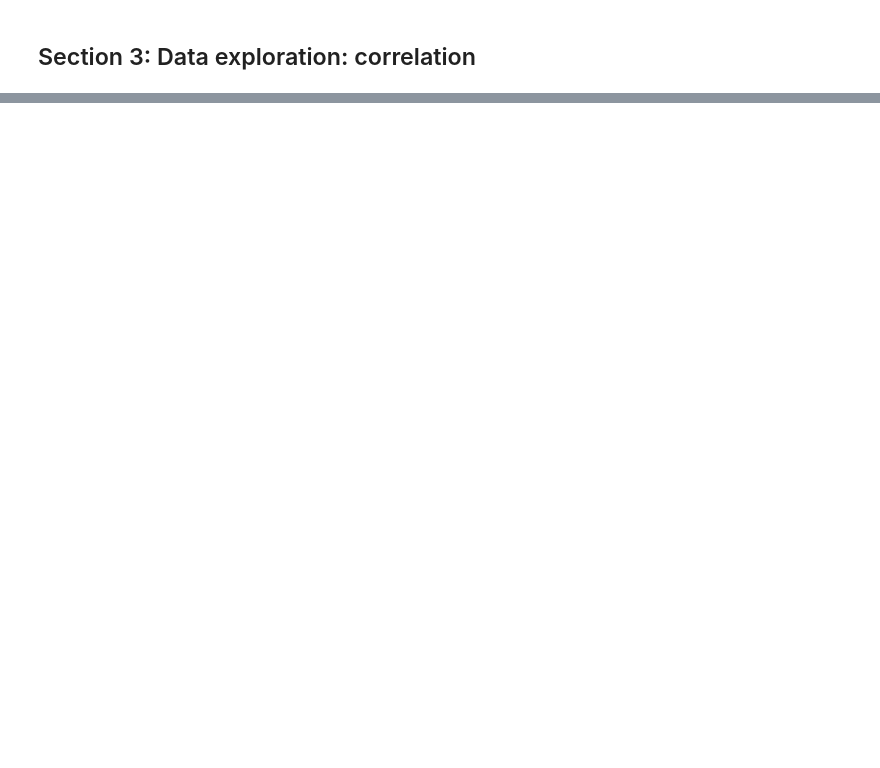
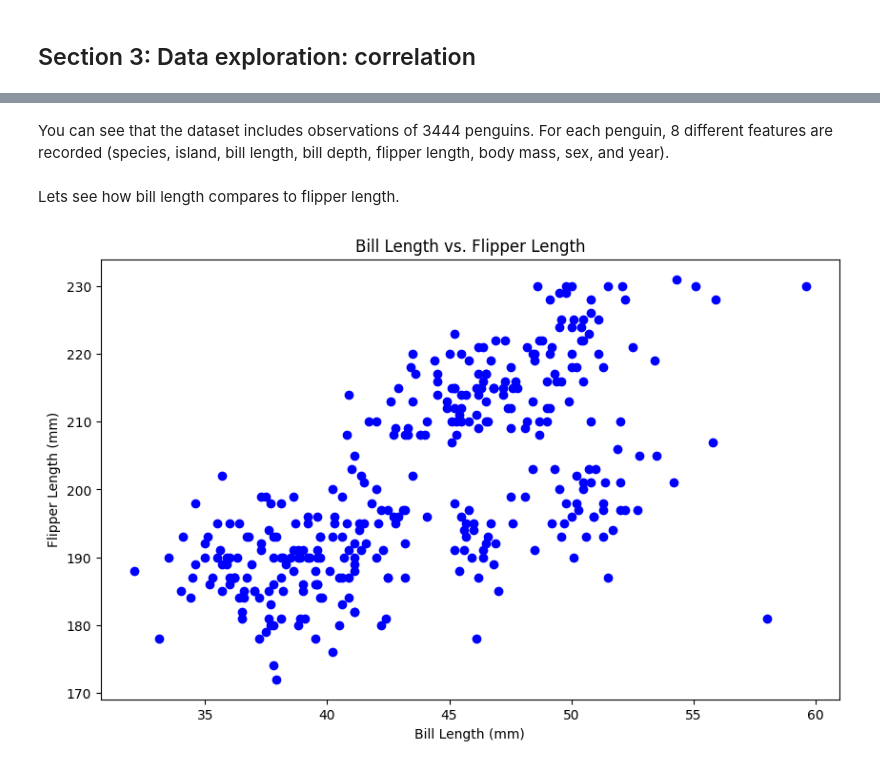
Before and after one commit to BIOL359A-FoundationsOfQBio-Spr25/week1_distributions, a Jupyter notebook: week1_distributions.ipynb, the cells around one changed output, grey strips where cells are left out. Cells and saved outputs as stored; diff of their text form; code cells hidden in the pictures; blank space fills up the shorter version.

```diff
--- a/week1_distributions.ipynb
+++ b/week1_distributions.ipynb
@@ -512,0 +699,11 @@ VBox(children=(Output(), HBox(children=(HTML(value='Average Visits:', layout=Lay
+# %%
+# URL to the raw CSV file on GitHub
+url = "https://raw.githubusercontent.com/allisonhorst/palmerpenguins/master/inst/extdata/penguins.csv"
+
+# Use Pandas to read the CSV file directly from the URL
+penguins_df = pd.read_csv(url)
+
+# Print dimensions of the dataframe
+print(penguins_df.shape)
+
+penguins_df
@@ -512,0 +725,23 @@ VBox(children=(Output(), HBox(children=(HTML(value='Average Visits:', layout=Lay
+# %% [markdown]
+You can see that the dataset includes observations of 3444 penguins. For each penguin, 8 different features are recorded (species, island, bill length, bill depth, flipper length, body mass, sex, and year).
+# %% [markdown]
+Lets see how bill length compares to flipper length.
+# %%
+# Drop rows with missing values to simplify this example
+penguins_cleaned = penguins_df.dropna(subset=['bill_length_mm', 'flipper_length_mm'])
+
+# Select two continuous variables
+bill_length = penguins_cleaned['bill_length_mm']
+flipper_length = penguins_cleaned['flipper_length_mm']
+
+# Plot the data
+plt.figure(figsize=(10, 6))
+plt.scatter(bill_length, flipper_length, color='blue')
+
+plt.title('Bill Length vs. Flipper Length')
+plt.xlabel('Bill Length (mm)')
+plt.ylabel('Flipper Length (mm)')
+
+plt.show()
+# %% [output]
+[figure, added]
```
Also changed, not shown: parts of 37 cells of this notebook.
